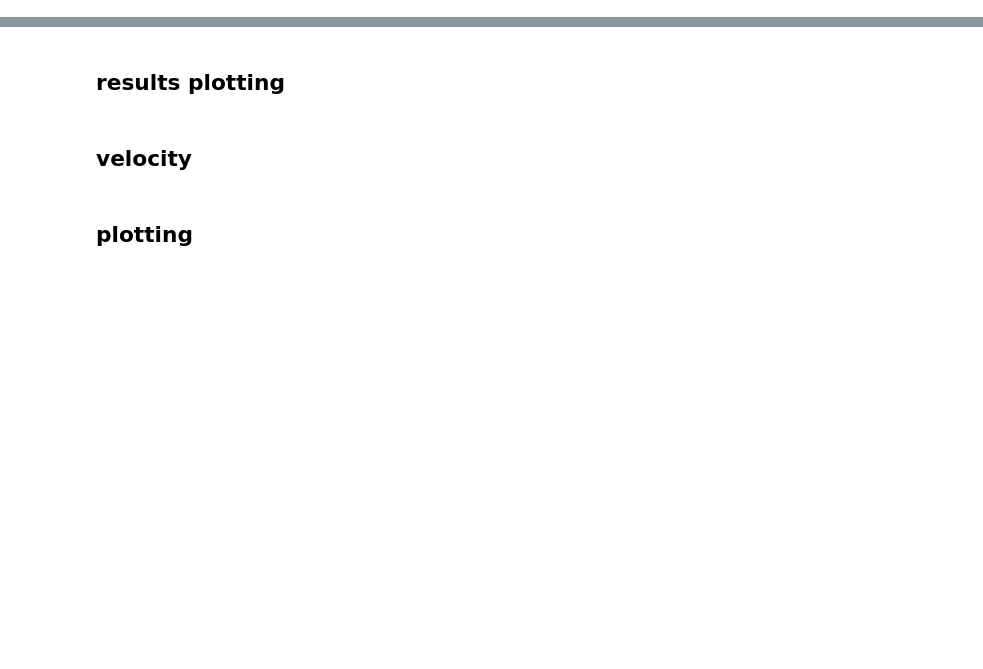
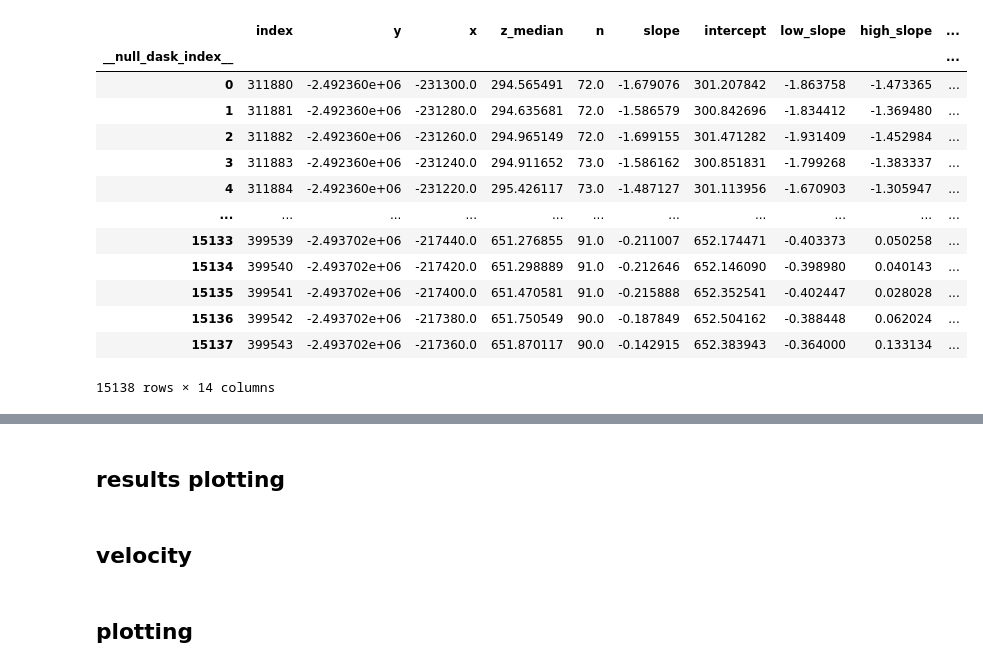
Before and after one commit to tlohde/lake-terminating-glaciers, a Jupyter notebook: src/scratchpad.ipynb, the cells around one changed output, grey strips where cells are left out. Saved outputs shown, nothing was run; the diff lists cells and outputs as text; code cells hidden in the pictures; blank space fills up the shorter version.

Commit message:
getting sec samples to parquet now works.

```diff
--- a/src/scratchpad.ipynb
+++ b/src/scratchpad.ipynb
@@ -114,0 +160,17 @@ for s in tqdm(sites):
+# %%
+pd.read_parquet('../data/id20_-225808x_-2493072y/elevation_sample.parquet/')
+# %% [output]
+|  | index | y | x | z_median | n | slope | intercept | low_slope | high_slope | ... |
+| __null_dask_index__ |  |  |  |  |  |  |  |  |  | ... |
+| 0 | 311880 | -2.492360e+06 | -231300.0 | 294.565491 | 72.0 | -1.679076 | 301.207842 | -1.863758 | -1.473365 | ... |
+| 1 | 311881 | -2.492360e+06 | -231280.0 | 294.635681 | 72.0 | -1.586579 | 300.842696 | -1.834412 | -1.369480 | ... |
+| 2 | 311882 | -2.492360e+06 | -231260.0 | 294.965149 | 72.0 | -1.699155 | 301.471282 | -1.931409 | -1.452984 | ... |
+| 3 | 311883 | -2.492360e+06 | -231240.0 | 294.911652 | 73.0 | -1.586162 | 300.851831 | -1.799268 | -1.383337 | ... |
+| 4 | 311884 | -2.492360e+06 | -231220.0 | 295.426117 | 73.0 | -1.487127 | 301.113956 | -1.670903 | -1.305947 | ... |
+| ... | ... | ... | ... | ... | ... | ... | ... | ... | ... | ... |
+| 15133 | 399539 | -2.493702e+06 | -217440.0 | 651.276855 | 91.0 | -0.211007 | 652.174471 | -0.403373 | 0.050258 | ... |
+| 15134 | 399540 | -2.493702e+06 | -217420.0 | 651.298889 | 91.0 | -0.212646 | 652.146090 | -0.398980 | 0.040143 | ... |
+| 15135 | 399541 | -2.493702e+06 | -217400.0 | 651.470581 | 91.0 | -0.215888 | 652.352541 | -0.402447 | 0.028028 | ... |
+| 15136 | 399542 | -2.493702e+06 | -217380.0 | 651.750549 | 90.0 | -0.187849 | 652.504162 | -0.388448 | 0.062024 | ... |
+| 15137 | 399543 | -2.493702e+06 | -217360.0 | 651.870117 | 90.0 | -0.142915 | 652.383943 | -0.364000 | 0.133134 | ... |
+15138 rows × 14 columns
```
Also changed, not shown: parts of 25 cells of this notebook, 2 other files.
